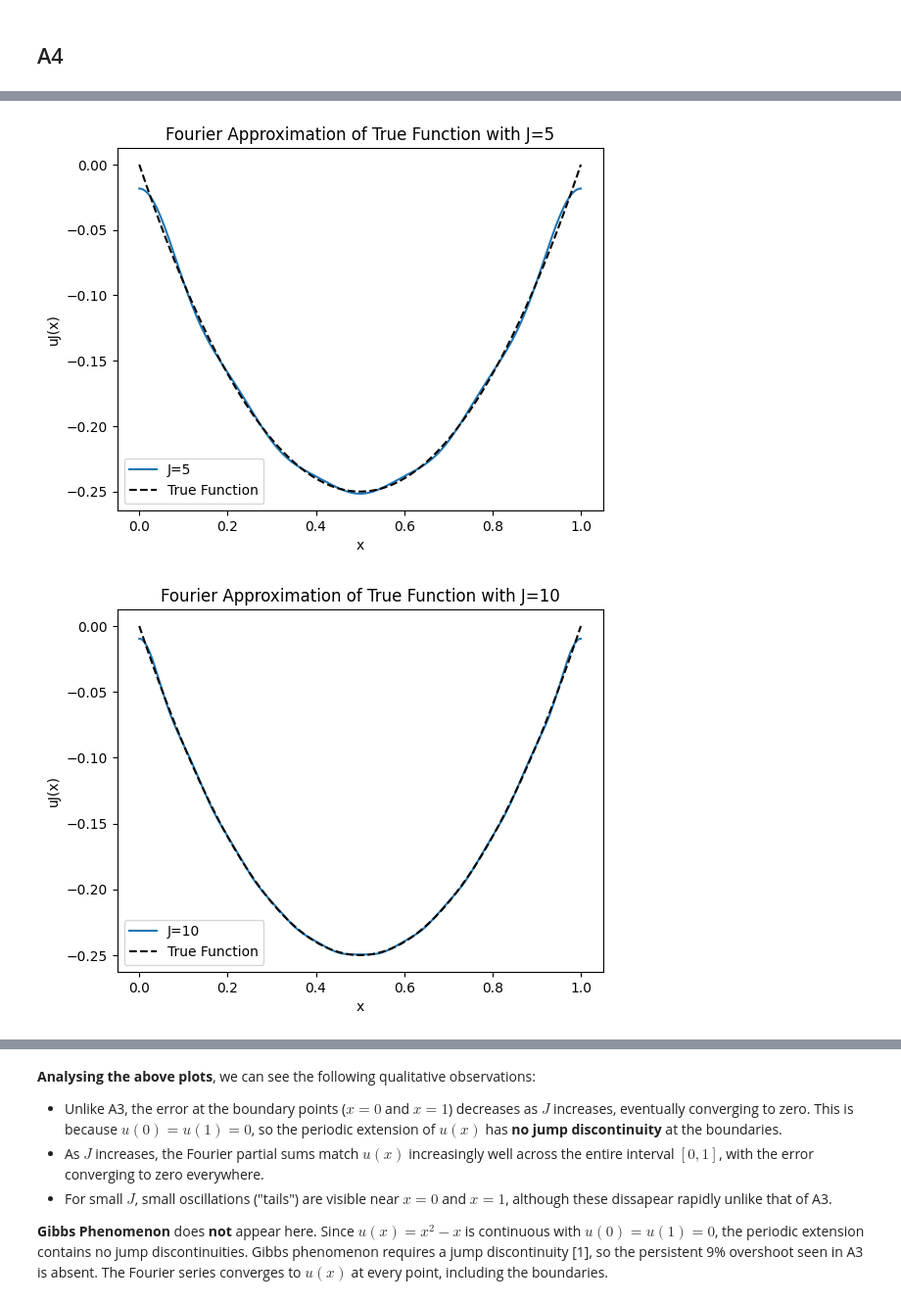
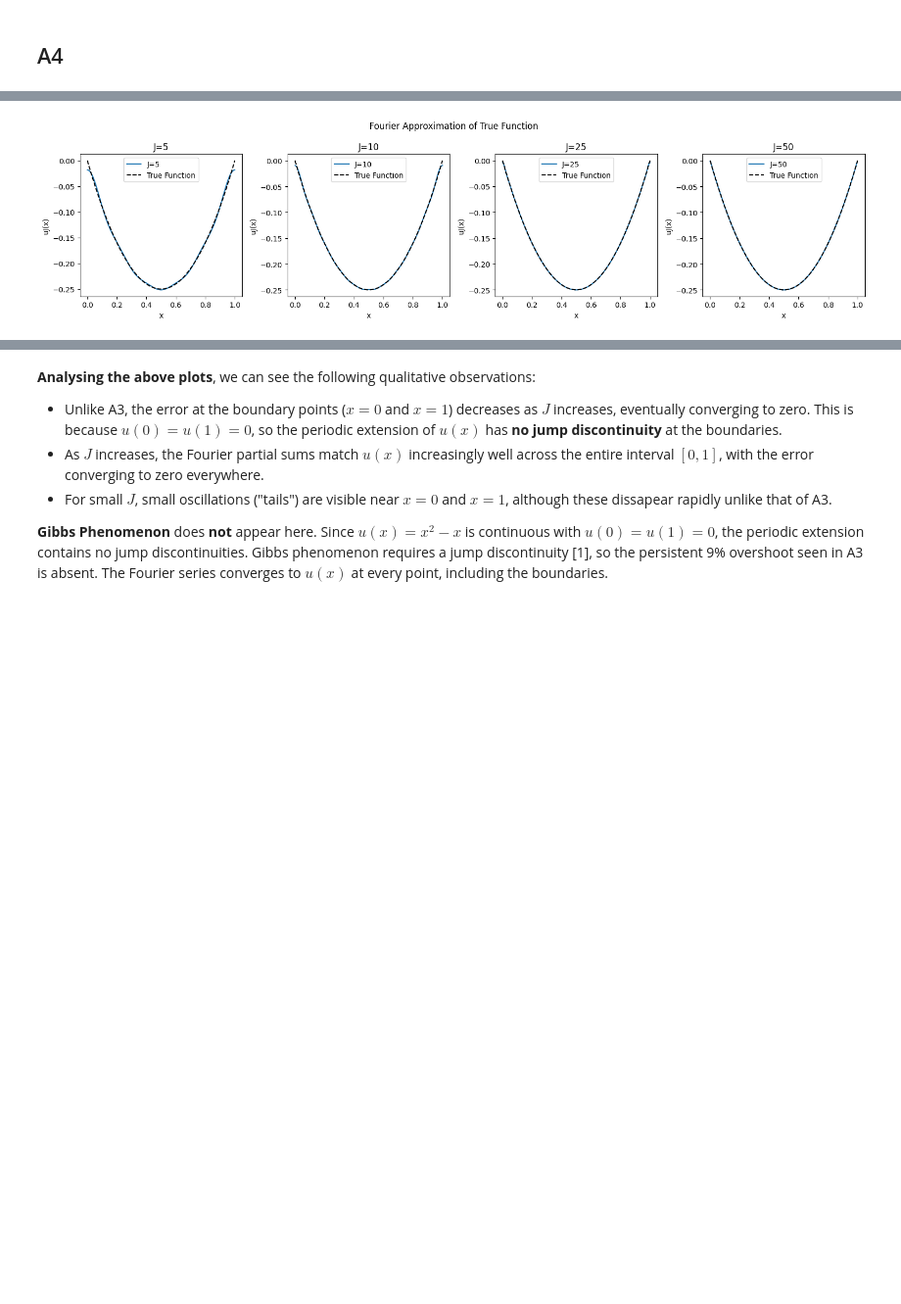
Before and after one commit to Will-Barnard-WB/Numerical-Analysis, a Jupyter notebook: Solutions_template.ipynb, the cells around one changed output, grey strips where cells are left out. Shown at 98% size. Cells and saved outputs as stored; diff of their text form; code cells hidden in the pictures; blank space fills up the shorter version.

```diff
--- a/Solutions_template.ipynb
+++ b/Solutions_template.ipynb
@@ -147,7 +161,7 @@ $$
 # %%
 import numpy as np
 
-u_k = lambda k: 1/2 if k == 0 else ((-1/(2j*k*np.pi)) * (1 - np.exp(-1j*k*np.pi)))
+u_k = lambda k: 1/2 if k == 0 else (0 if k % 2 == 0 else 1j / (np.pi * k))
 step_function = lambda x: 0 if x < 0.5 else 1
 
 def  step_fn(J):
@@ -167,13 +181,18 @@ import matplotlib.pyplot as plt
 
 J_values = [5, 10, 25, 50]
 
-for J in J_values:
+fig, axes = plt.subplots(1, 4, figsize=(16, 4))
+
+for ax, J in zip(axes, J_values):
     grid, uJ = step_fn(J)
-    plt.plot(grid, np.real(uJ), label=f'J={J}')
-    plt.plot(grid, [step_function(x) for x in grid], 'k--', label='Step Function')
-    plt.title(f'Fourier Approximation of Step Function with J={J}')
-    plt.xlabel('x')
-    plt.ylabel('uJ(x)')
-    plt.legend()
-    plt.show()
+    ax.plot(grid, np.real(uJ), label=f'J={J}')
+    ax.plot(grid, [step_function(x) for x in grid], 'k--', label='Step Function')
+    ax.set_title(f'J={J}')
+    ax.set_xlabel('x')
+    ax.set_ylabel('uJ(x)')
+    ax.legend()
+
+plt.suptitle('Fourier Approximation of Step Function')
+plt.tight_layout()
+plt.show()
 # %% [output]
@@ -285,36 +302,40 @@ $$
 # %%
 
 import numpy as np
 
 u_k = lambda k: -1/6 if k == 0 else (1/(2*(np.pi**2)*(k**2)))
 true_function = lambda x: x**2 - x
 
 def  step_fn(J):
 # Fourier approx to step function with 2J +1 terms
     N=1000
     grid=np.linspace(0,1,N)
     # FILL IN to define uJ
 
     uJ = np.zeros(N, dtype=complex)
     for k in range(-J, J+1):
         uJ += u_k(k) * np.exp(2j * np.pi * k * grid)
 
     return grid, uJ
 
 import matplotlib.pyplot as plt
 #Use plt to plot uJ for J=5,10,25,50
 
 J_values = [5, 10, 25, 50]
 
-for J in J_values:
+fig, axes = plt.subplots(1, 4, figsize=(16, 4))
+
+for ax, J in zip(axes, J_values):
     grid, uJ = step_fn(J)
-    plt.plot(grid, np.real(uJ), label=f'J={J}')
-    plt.plot(grid, [true_function(x) for x in grid], 'k--', label='True Function')
-    plt.title(f'Fourier Approximation of True Function with J={J}')
-    plt.xlabel('x')
-    plt.ylabel('uJ(x)')
-    plt.legend()
-    plt.show()
+    ax.plot(grid, np.real(uJ), label=f'J={J}')
+    ax.plot(grid, [true_function(x) for x in grid], 'k--', label='True Function')
+    ax.set_title(f'J={J}')
+    ax.set_xlabel('x')
+    ax.set_ylabel('uJ(x)')
+    ax.legend()
+
+plt.suptitle('Fourier Approximation of True Function')
+plt.tight_layout()
+plt.show()
 # %% [output]
-[figure, old version]
+[figure, new version]
-[figure, removed]
```
Also changed, not shown: parts of 13 cells of this notebook.
